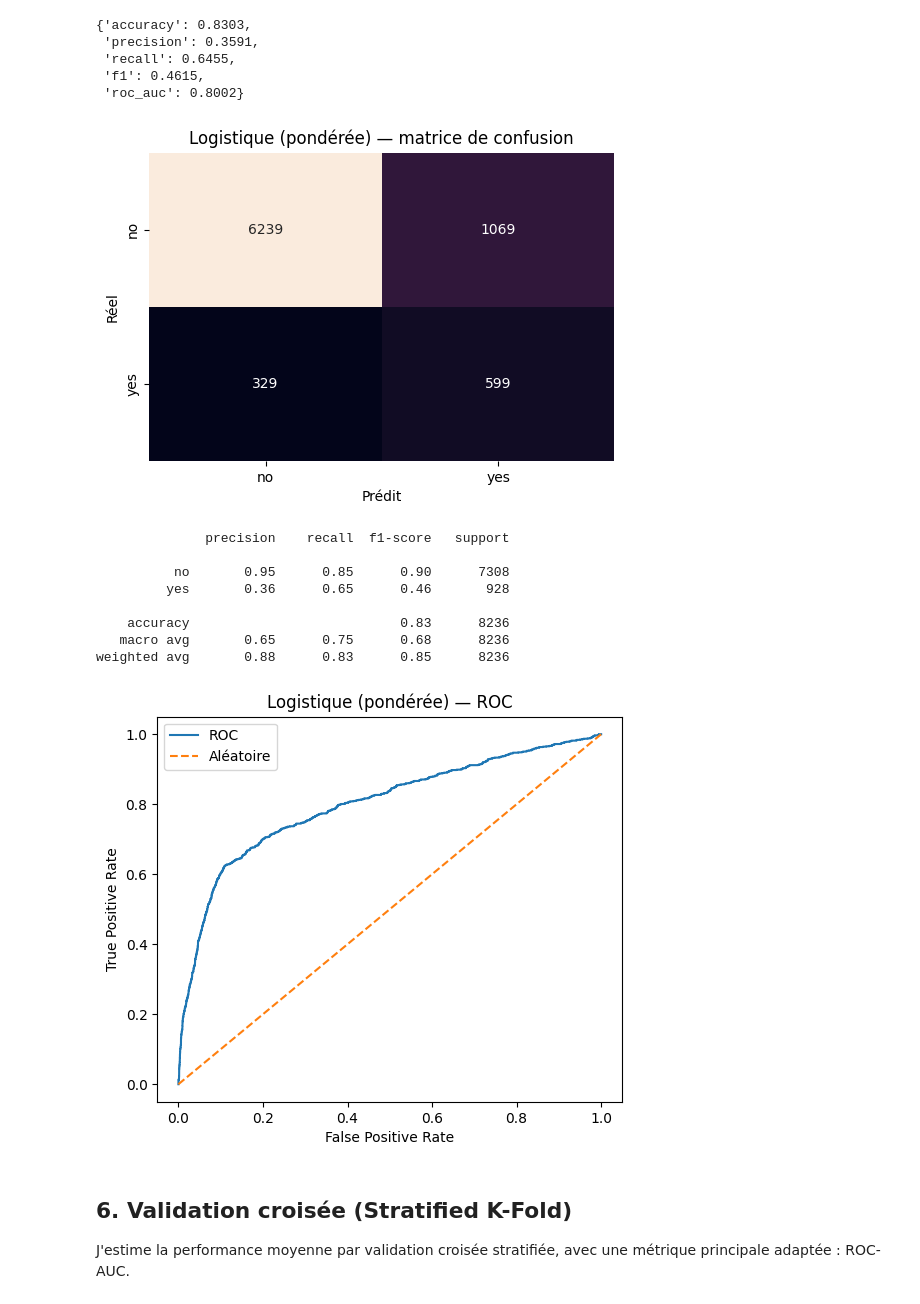
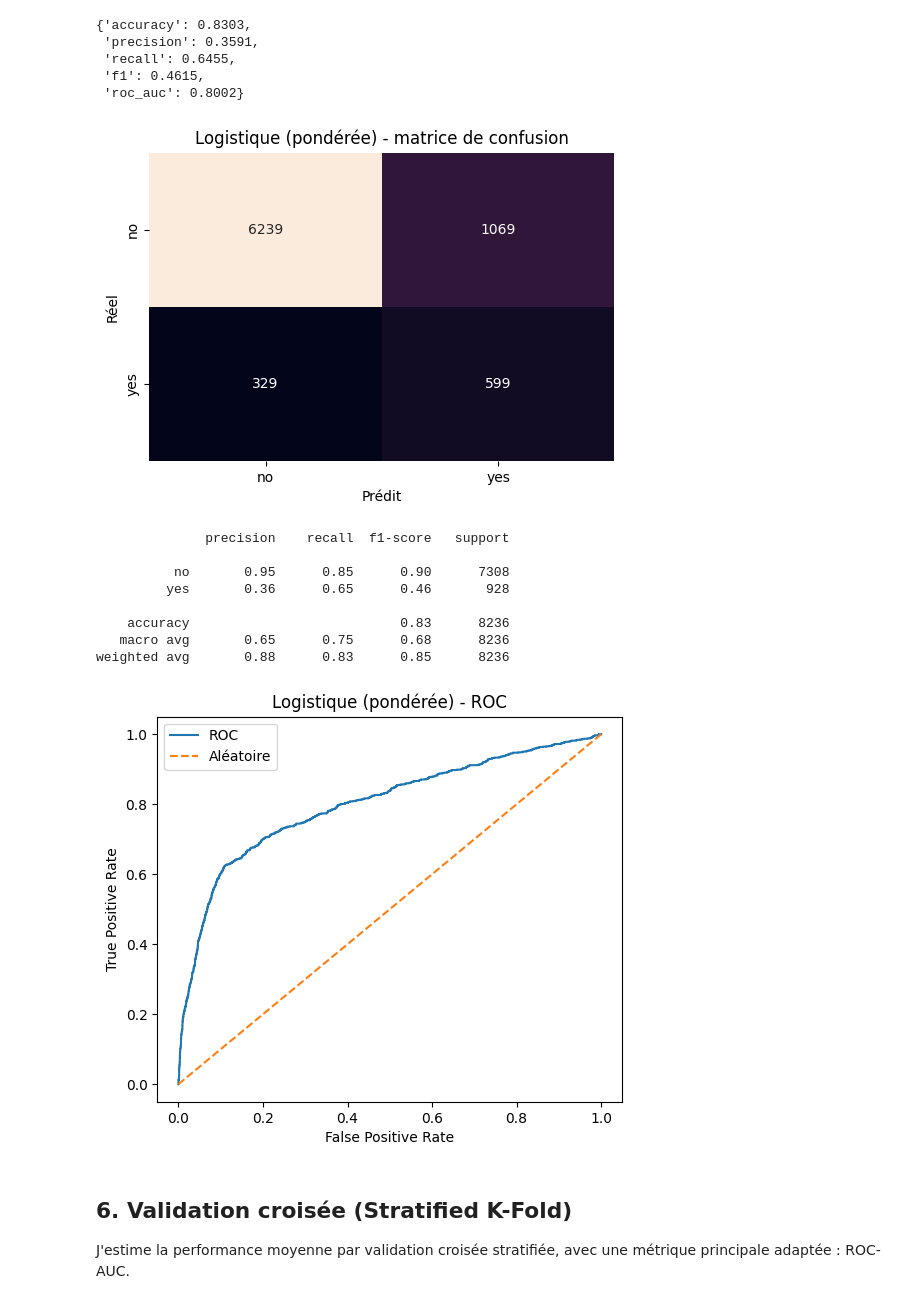
Before and after one commit to ladijadi/Projet_Scoring_bank-marketing, a Jupyter notebook: notebooks/02_modelisation_logistique.ipynb, the cells around one changed output. Drawn from its saved outputs; the diff is of its cells as text; code cells hidden in the pictures.

```diff
--- a/notebooks/02_modelisation_logistique.ipynb
+++ b/notebooks/02_modelisation_logistique.ipynb
@@ -200,11 +203,11 @@ metriques_w
  'roc_auc': 0.8002}
 # %%
 # Affichage des résultats du modèle pondéré
-afficher_matrice_confusion(y_test, y_pred_w, labels=("no", "yes"), titre="Logistique (pondérée) — matrice de confusion")
+afficher_matrice_confusion(y_test, y_pred_w, labels=("no", "yes"), titre="Logistique (pondérée) - matrice de confusion")
 afficher_rapport_classification(y_test, y_pred_w)
-tracer_roc(y_test, y_proba_w, pos_label="yes", titre="Logistique (pondérée) — ROC")
+tracer_roc(y_test, y_proba_w, pos_label="yes", titre="Logistique (pondérée) - ROC")
 # %% [output]
-[figure, old version]
+[figure, new version]
               precision    recall  f1-score   support
 
           no       0.95      0.85      0.90      7308
@@ -213,7 +216,7 @@ tracer_roc(y_test, y_proba_w, pos_label="yes", titre="Logistique (pondérée)
     accuracy                           0.83      8236
    macro avg       0.65      0.75      0.68      8236
 weighted avg       0.88      0.83      0.85      8236
-[figure, old version]
+[figure, new version]
 # %% [markdown]
 ## 6. Validation croisée (Stratified K-Fold)
 
```
Also changed, not shown: parts of 10 cells of this notebook, 5 other files.
